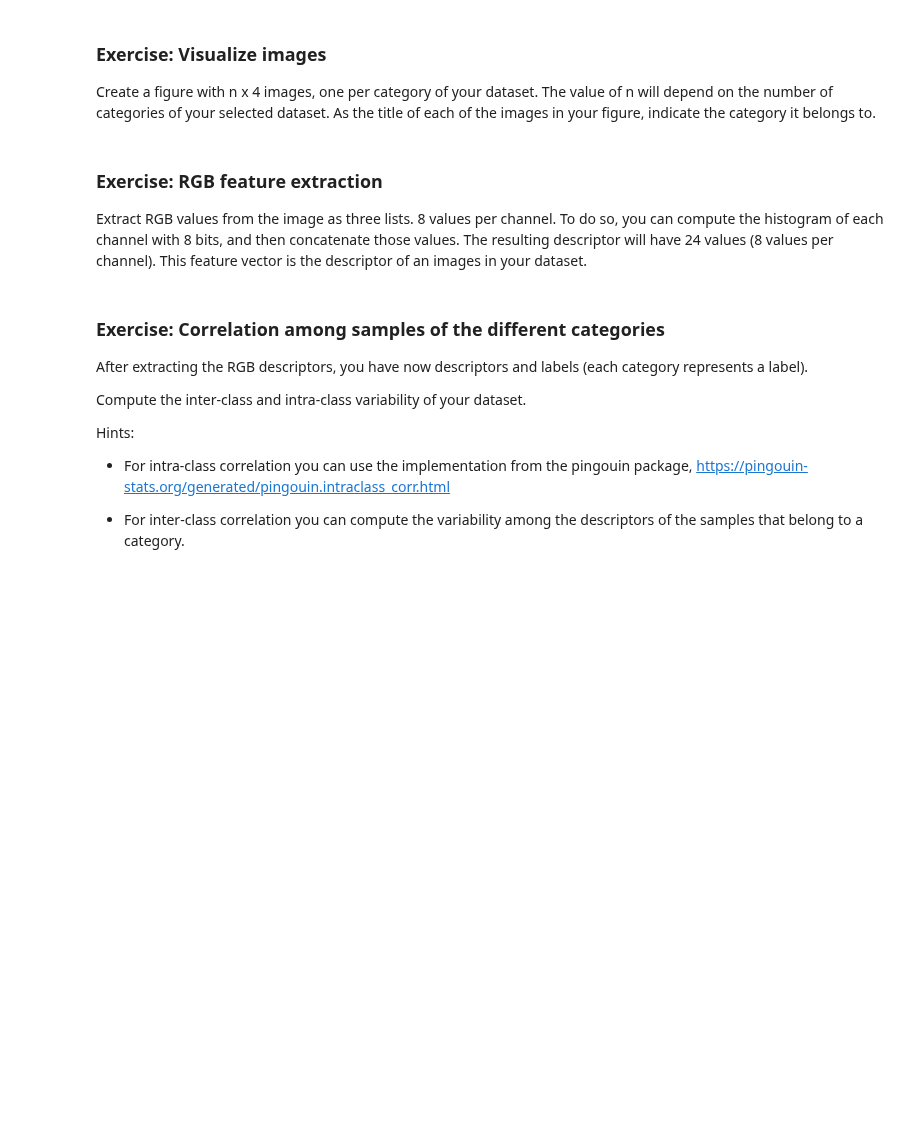
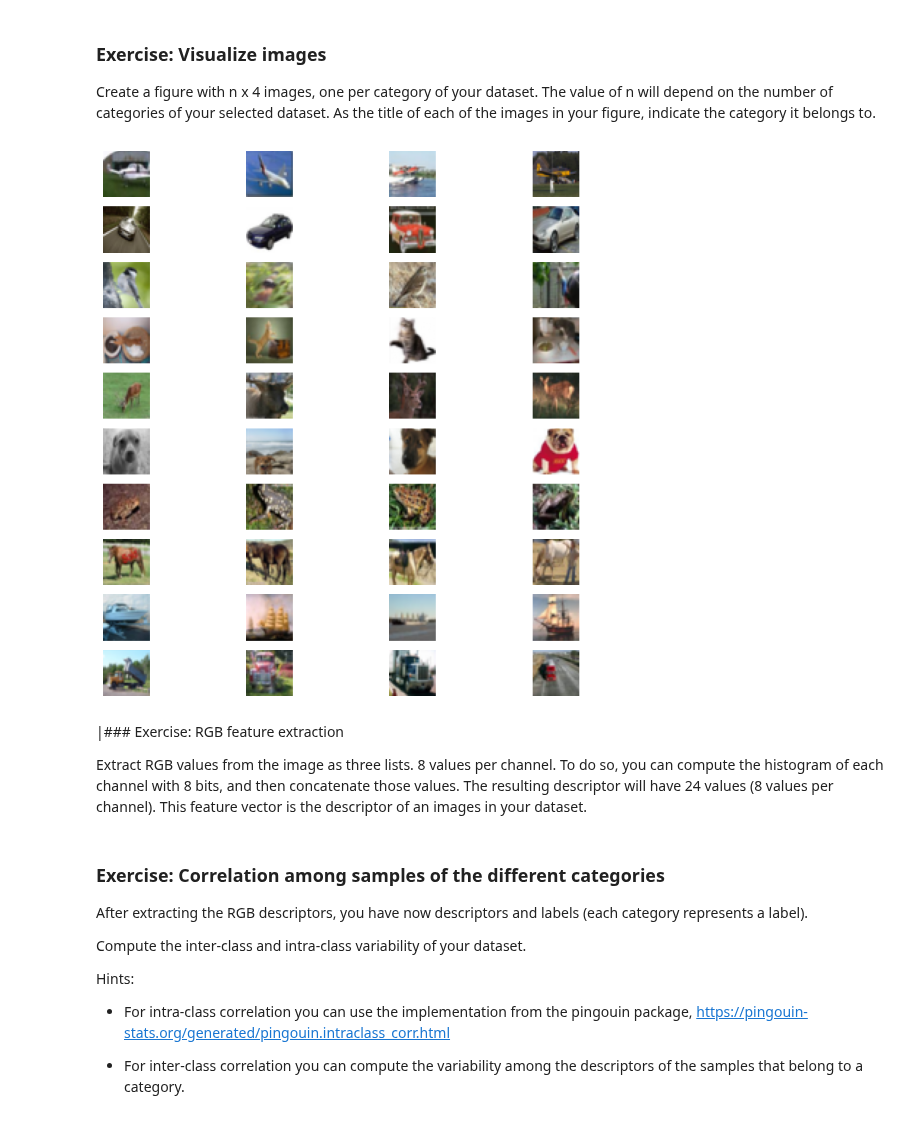
Before and after one commit to Frederico-lp/Data-Science, a Jupyter notebook: assignmentsCV/Assignment 1 - Understanding a dataset.ipynb, the cells around one changed output. Saved outputs shown, nothing was run; the diff lists cells and outputs as text; code cells hidden in the pictures; blank space fills up the shorter version.

```diff
--- a/assignmentsCV/Assignment 1 - Understanding a dataset.ipynb
+++ b/assignmentsCV/Assignment 1 - Understanding a dataset.ipynb
@@ -42,4 +74,15 @@ As the title of each of the images in your figure, indicate the category it belo
+# %%
+# your code here
+fig, axs = plt.subplots(nClasses, 4, figsize=(10, 10))
+
+for n in np.unique(labels):
+    for i in range(4):
+        img = np.transpose(features[labels == n][i], (1, 2, 0))
+        axs[n, i].imshow(img)
+        axs[n, i].axis('off')
+# %% [output]
+[figure, added]
 # %% [markdown]
-### Exercise: RGB feature extraction
+|### Exercise: RGB feature extraction
 
 Extract RGB values from the image as three lists. 8 values per channel. To do so, you can compute the histogram of each channel with 8 bits, and then concatenate those values. The resulting descriptor will have 24 values (8 values per channel). This feature vector is the descriptor of an images in your dataset.
```
Also changed, not shown: parts of 18 cells of this notebook, 2 other files.
